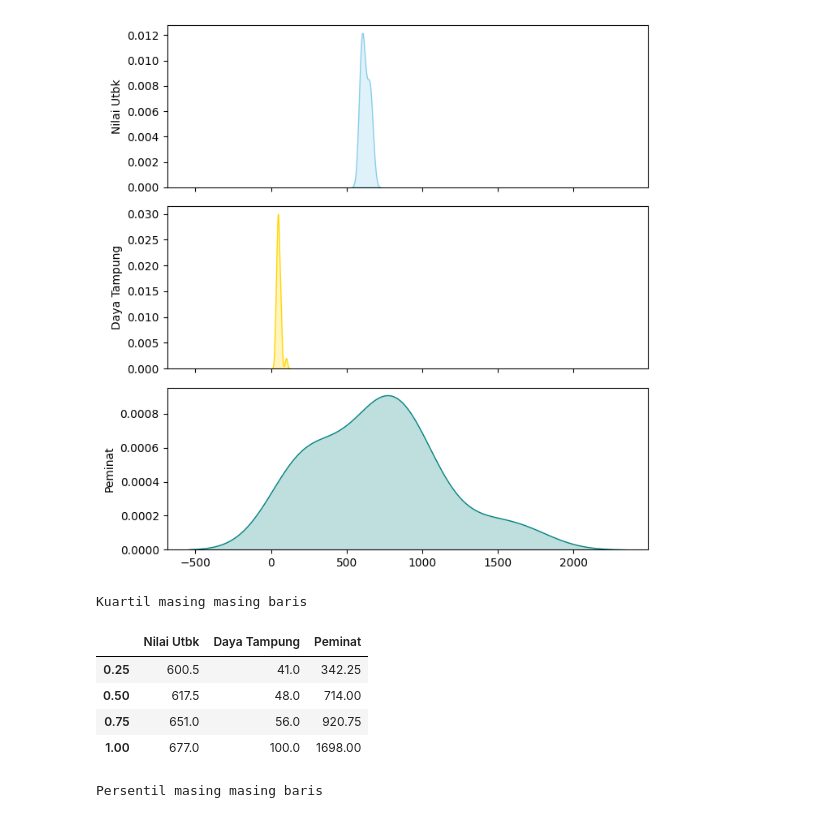
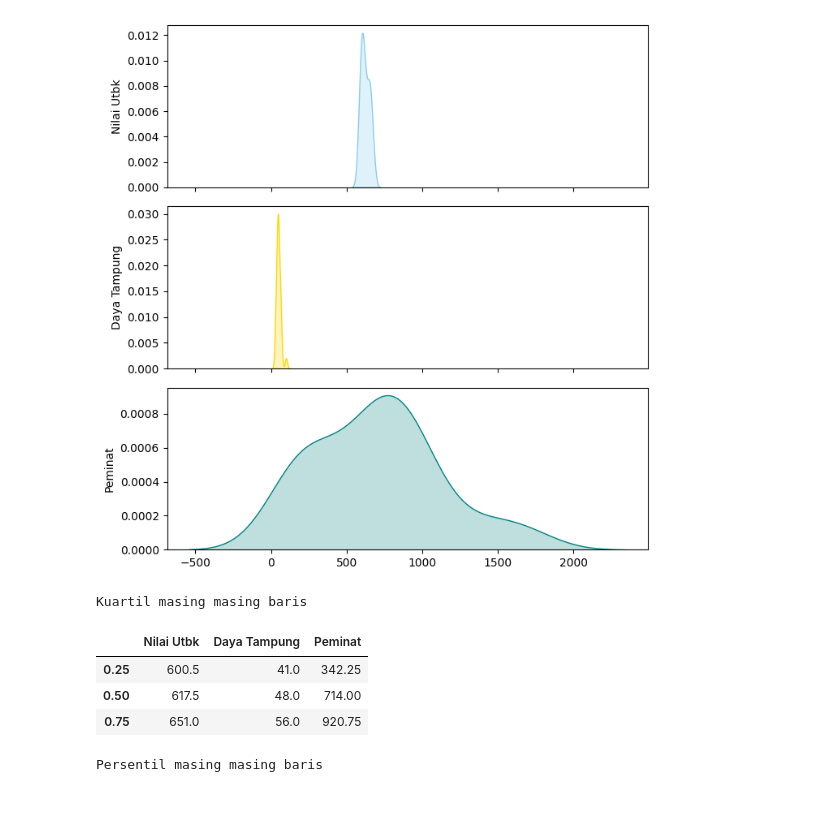
Before and after one commit to oskhar/Statistika-Deskriptif, a Jupyter notebook: Kelompok_2.ipynb, the cells around one changed output. Cells and saved outputs as stored; diff of their text form; code cells hidden in the pictures.

```diff
--- a/Kelompok_2.ipynb
+++ b/Kelompok_2.ipynb
@@ -242,18 +242,17 @@ plt.tight_layout()
 [figure]
 # %%
 # Mendapatkan 4 nilai kuartil dari masing masing baris pada data
-kuartil = data.quantile([0.25, 0.5, 0.75, 1.0])
+kuartil = data.quantile([0.25, 0.5, 0.75])
 
 # Menampilkan hasil
 print("Kuartil masing masing baris")
 pd.DataFrame(kuartil)
 # %% [output]
 Kuartil masing masing baris
 |  | Nilai Utbk | Daya Tampung | Peminat |
 | 0.25 | 600.5 | 41.0 | 342.25 |
 | 0.50 | 617.5 | 48.0 | 714.00 |
 | 0.75 | 651.0 | 56.0 | 920.75 |
-| 1.00 | 677.0 | 100.0 | 1698.00 |
 # %%
 # Mendapatkan nilai persentil dari masing masing baris pada data
 persentil = data.quantile([0.3, 0.5, 0.7, 0.9])
```
Also changed, not shown: parts of 2 cells of this notebook.
